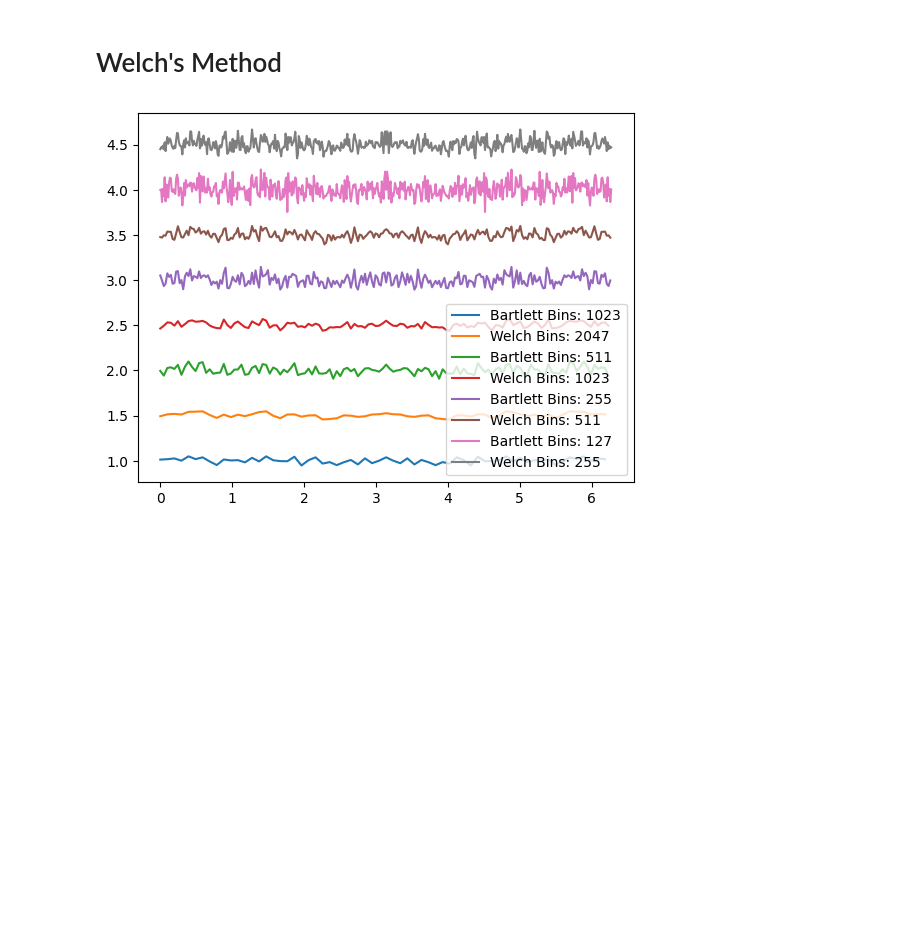
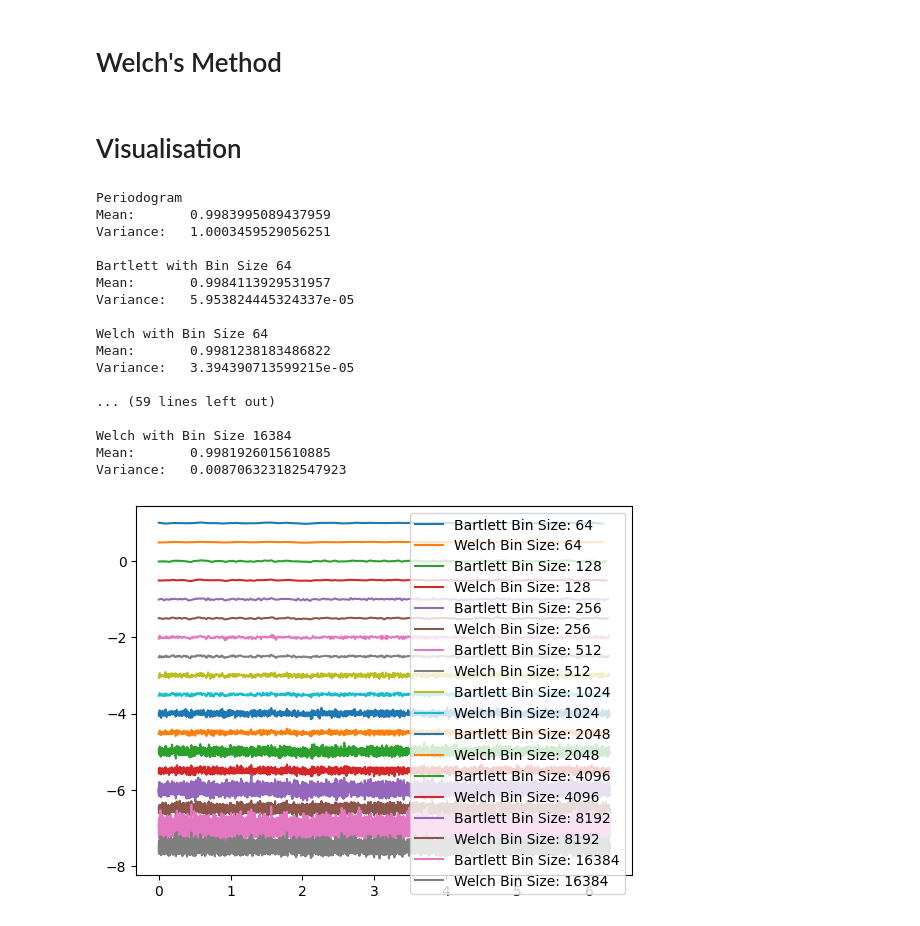
Before and after one commit to thomas6785/notes, a Jupyter notebook: ASP_Tutorials/ASP_5.1.ipynb, the cells around one changed output. Saved outputs shown, nothing was run; the diff lists cells and outputs as text; code cells hidden in the pictures; blank space fills up the shorter version.

```diff
--- a/ASP_Tutorials/ASP_5.1.ipynb
+++ b/ASP_Tutorials/ASP_5.1.ipynb
@@ -6,16 +6,17 @@ from numpy import random
 import matplotlib.pyplot as plt
 from numpy.fft import fft
 # %%
-nSamples = 2**16
+nSamples = 2**20
 x = random.randn(nSamples)
 # %% [markdown]
 # Periodogram
 # %%
-# DTFT
-X = fft(x)
-X_periodogram = ((np.abs(X))**2)/nSamples
+def periodogram(x):
+    # DTFT
+    X = fft(x)
+    X_periodogram = ((np.abs(X))**2)/nSamples
 
-w = 2*np.pi / nSamples * np.arange(nSamples)
+    return X_periodogram
 # %% [markdown]
 # Bartlett's Method
 # %%
@@ -57,18 +58,51 @@ def welch(x,bin_size=256,m_inc=128):
     X_W /= bins
 
     return X_W
+# %% [markdown]
+# Visualisation
 # %%
-bin_sizes = [64,128,256,512][::-1]
+X = periodogram(x)
+print(f"Periodogram")
+print(f"Mean:       {np.mean(X)}")
+print(f"Variance:   {np.var(X)}")
+print()
+
+bin_sizes = [64,128,256,512,1024,2048,4096,8192,16384][::-1]
 for j,bin_size in enumerate(bin_sizes):
     X = bartlett(x,bin_size)
     w = 2*np.pi * np.arange(len(X))/len(X)
-    plt.plot(w,X+j,label=f"Bartlett Bins: {int(nSamples/bin_size)-1}")
+    plt.plot(w,X-j,label=f"Bartlett Bin Size: {bin_size}")
+    print(f"Bartlett with Bin Size {bin_size}")
+    print(f"Mean:       {np.mean(X)}")
+    print(f"Variance:   {np.var(X)}")
+    print()
 
     X = welch(x,bin_size,m_inc=int(bin_size/2))
     w = 2*np.pi * np.arange(len(X))/len(X)
-    plt.plot(w,X+j+0.5,label=f"Welch Bins: {int(nSamples/int(bin_size/2))-1}")
+    plt.plot(w,X-j-0.5,label=f"Welch Bin Size: {bin_size}")
+    print(f"Welch with Bin Size {bin_size}")
+    print(f"Mean:       {np.mean(X)}")
+    print(f"Variance:   {np.var(X)}")
+    print()
 
 plt.legend()
 plt.show()
 # %% [output]
+Periodogram
+Mean:       0.9983995089437959
+Variance:   1.0003459529056251
+
+Bartlett with Bin Size 64
+Mean:       0.9984113929531957
+Variance:   5.953824445324337e-05
+
+Welch with Bin Size 64
+Mean:       0.9981238183486822
+Variance:   3.394390713599215e-05
+
+... (59 lines left out)
+
+Welch with Bin Size 16384
+Mean:       0.9981926015610885
+Variance:   0.008706323182547923
-[figure, old version]
+[figure, new version]
```
